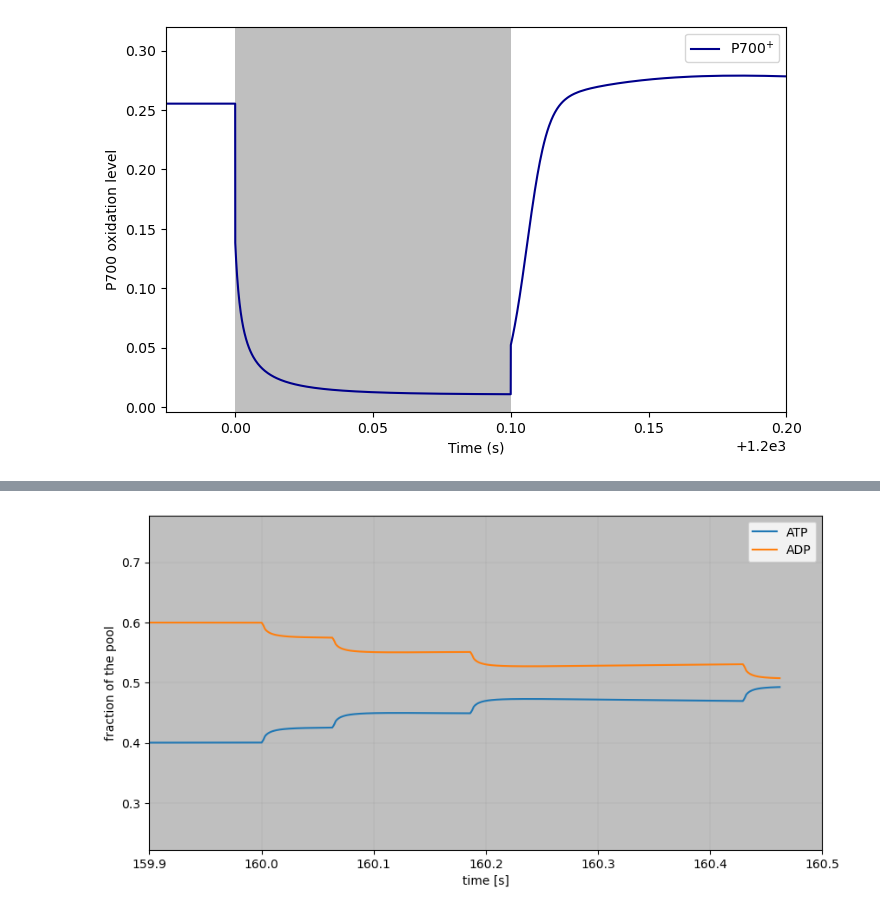
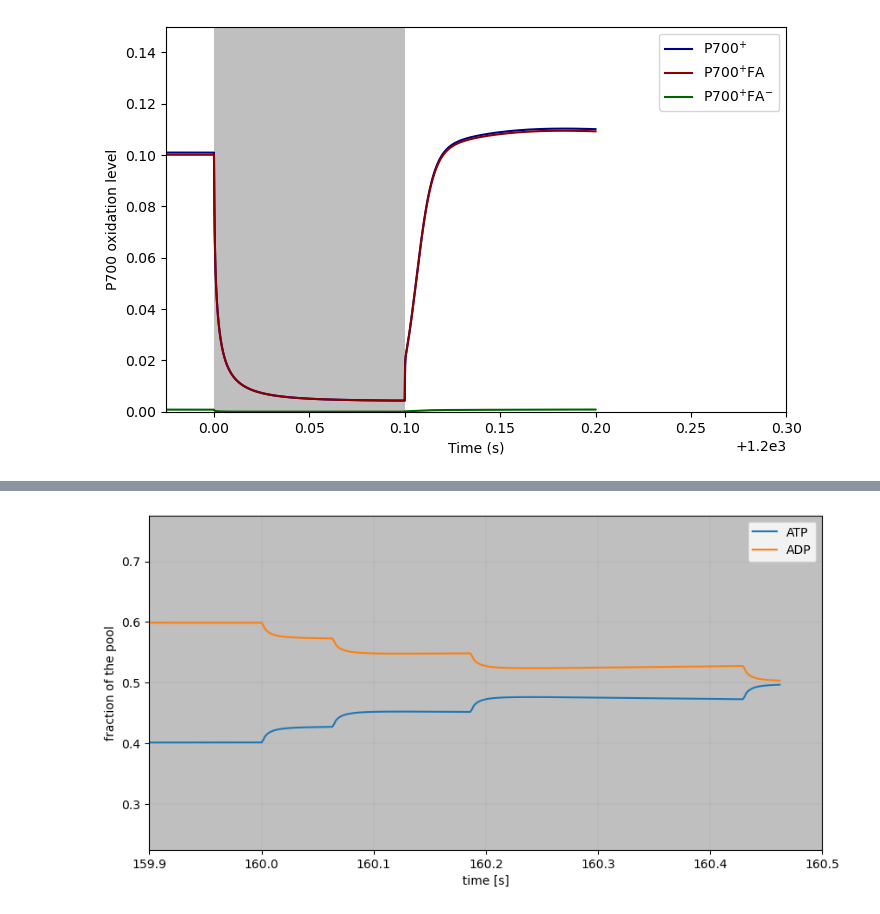
Before and after one commit to A-Potthoff/QTB_modeling, a Jupyter notebook: analyses/PIRK.ipynb, the cells around one changed output, grey strips where cells are left out. Saved outputs shown, nothing was run; the diff lists cells and outputs as text; code cells hidden in the pictures.

```diff
--- a/analyses/PIRK.ipynb
+++ b/analyses/PIRK.ipynb
@@ -9,9 +9,10 @@ if "already_run" not in globals():
     change_wordir()
     colors, colours = colourblind_palette()
 
-model = "cyclic_2021"
-#model = "latest_dev"
+analysis = "PIRKs_and_DIRKs"
 
-#m = load_model(model)
+#model = "cyclic_2021"
+model = "latest_dev"
+
 m = load_model(model)
 # %% [output]
@@ -61,27 +102,31 @@ v = s1.get_fluxes_df()
 # %%
 """
 Prior to the measurements, attached leaves of Col-0(black curves) and cfq (red curves)
 were illuminated for at least 20 min with  300 µmol photons·m−2·s−1at and low(50 ppm, thick curves) CO2.
 Kinetics of absorbance changes were measuredusing the IDEASpec device as described in the text.
 As shown in the coloredbands at the top of the graph, the actinic illumination was switched off for 100 ms time intervals
 starting at time zero. Data is plotted as the fraction of P700 oxidized determined by the differences
 in absorbance changes at810–940 nm, normalized to the maximum absorbance changes observedunder
 far red illumination followed by a saturating ﬂash
 
 https://www.researchgate.net/publication/316674887_Chloroplast_ATP_Synthase_Modulation_of_the_Thylakoid_Proton_Motive_Force_Implications_for_Photosystem_I_and_Photosystem_II_Photoprotection
 """
 fig,ax=plt.subplots(figsize=(8,5))
 
-ax.plot(c["A2"], label = "P700$^{+}$", color="darkblue")
+#ax.plot(c["A2"], label = "P700$^{+}$", color="darkblue")
 
+ax.plot(c["rel_P700+"], label = "P700$^{+}$", color="darkblue")
+ax.plot(c["rel_P700+FA"], label = "P700$^{+}$FA", color="darkred")
+ax.plot(c["rel_P700+FA-"], label = "P700$^{+}$FA$^{-}$", color="darkgreen")
 
-ax.set(xlim=(1199.975,1200.2),
+ax.set(xlim=(1199.975,1200.3),
+       ylim=(0, 0.15),
        xlabel=("Time (s)"),
        ylabel=("P700 oxidation level"))
 
 ax.axvspan(1200, 1200.1, color='grey', alpha=0.5, lw=0)
 ax.legend()
 
 plt.show()
 # %% [output]
-[figure, old version]
+[figure, new version]
```
Also changed, not shown: parts of 15 cells of this notebook, 11 other files.
